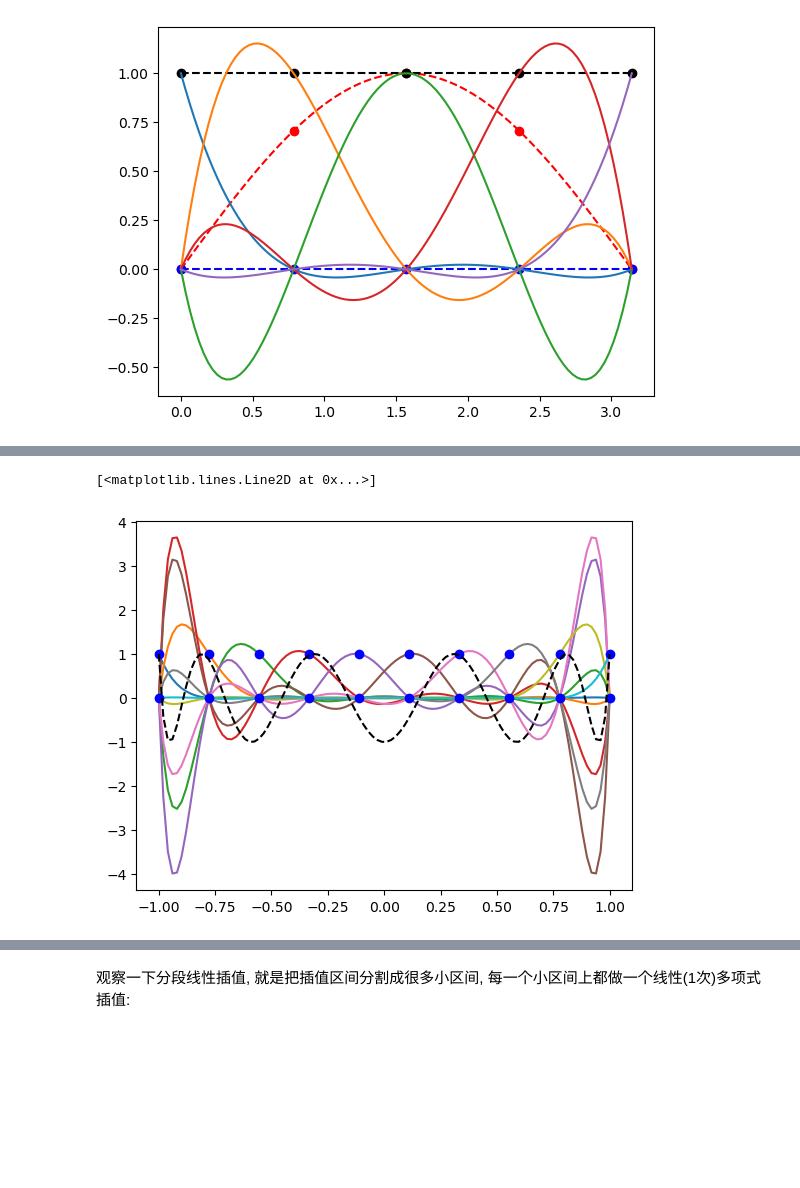
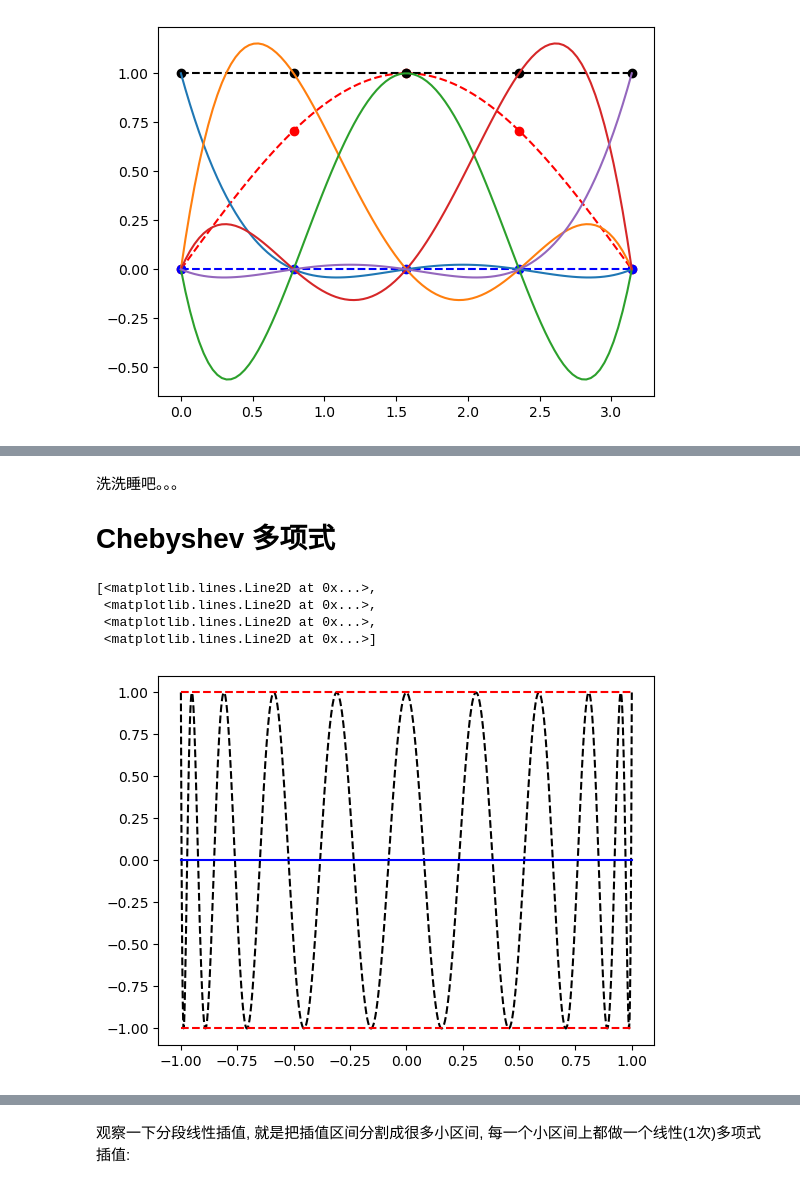
Before and after one commit to wangheyu/NA, a Jupyter notebook: Lagrange.ipynb, the cells around one changed output, grey strips where cells are left out. Cells and saved outputs as stored; diff of their text form; code cells hidden in the pictures; blank space fills up the shorter version.

```diff
--- a/Lagrange.ipynb
+++ b/Lagrange.ipynb
@@ -93,19 +144,27 @@ plt.plot(xp, yp, 'ro')
+# %% [markdown]
+洗洗睡吧。。。
+
+# Chebyshev 多项式
 # %%
-n = 10
+n = 20
+N = 1000
 xp = np.linspace(-1, 1, n)
 l = np.zeros((n, N))
 x = np.linspace(-1, 1, N)
-for i in range(0, n):
-    for j in range(0, N):
-        l[i][j] = lag(xp, x[j], i)
-zp = np.zeros(n)
-op = np.ones(n)
-for i in range(n):
-    plt.plot(x, l[i])
-plt.plot(xp, zp, 'bo')
-plt.plot(xp, op, 'bo')
+#for i in range(0, n):
+#    for j in range(0, N):
+#        l[i][j] = lag(xp, x[j], i)
+zp = np.zeros(N)
+op = np.ones(N)
+#for i in range(n):
+#    plt.plot(x, l[i])
+#plt.plot(xp, zp, 'bo')
+#plt.plot(xp, op, 'bo')
 T = np.cos(n * np.arccos(x))
-plt.plot(x, T, 'k--')
+plt.plot(x, T, 'k--', x, op, 'r--',x , -op, 'r--', x, zp, 'b')
 # %% [output]
-[<matplotlib.lines.Line2D at 0x...>]
+[<matplotlib.lines.Line2D at 0x...>,
+ <matplotlib.lines.Line2D at 0x...>,
+ <matplotlib.lines.Line2D at 0x...>,
+ <matplotlib.lines.Line2D at 0x...>]
-[figure, old version]
+[figure, new version]
```
Also changed, not shown: parts of 27 cells of this notebook, 2 other files.
